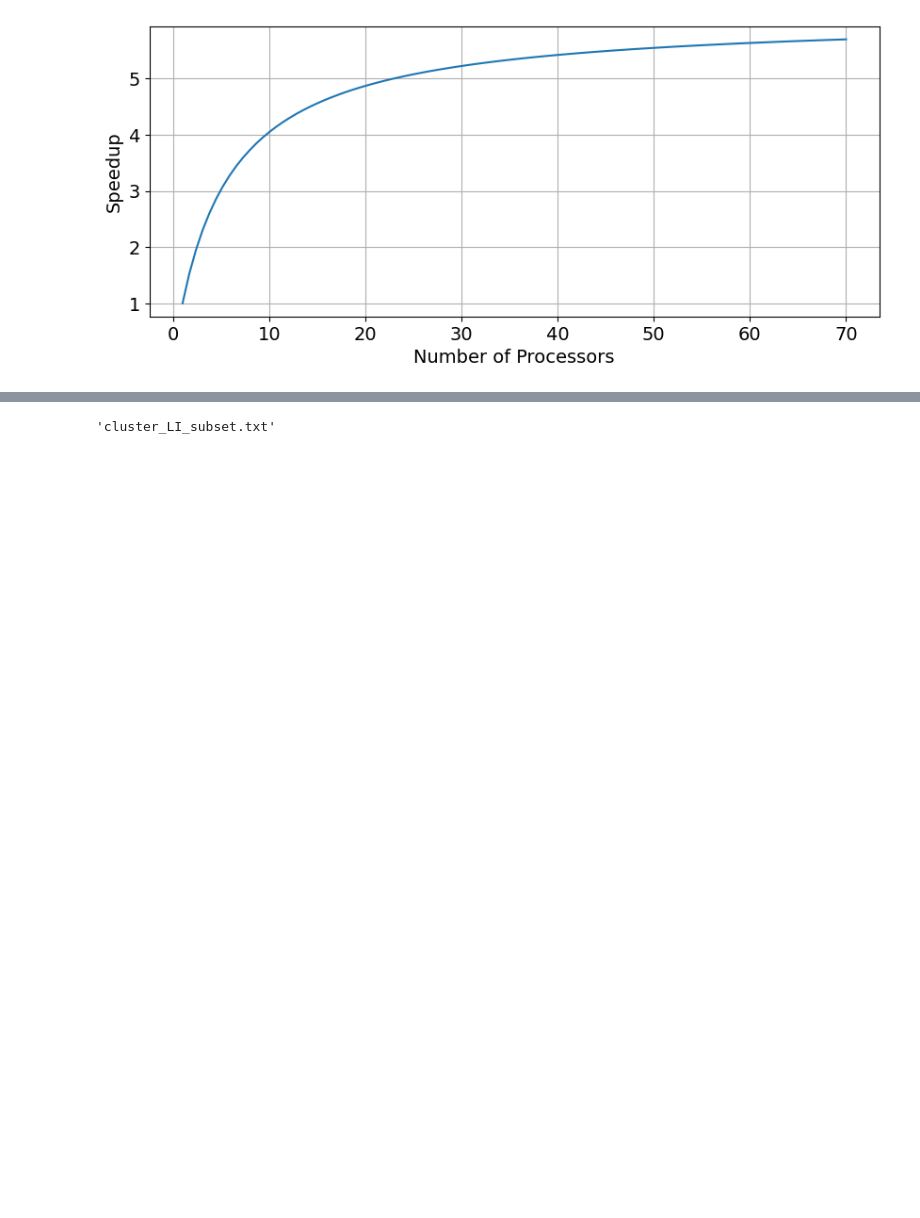
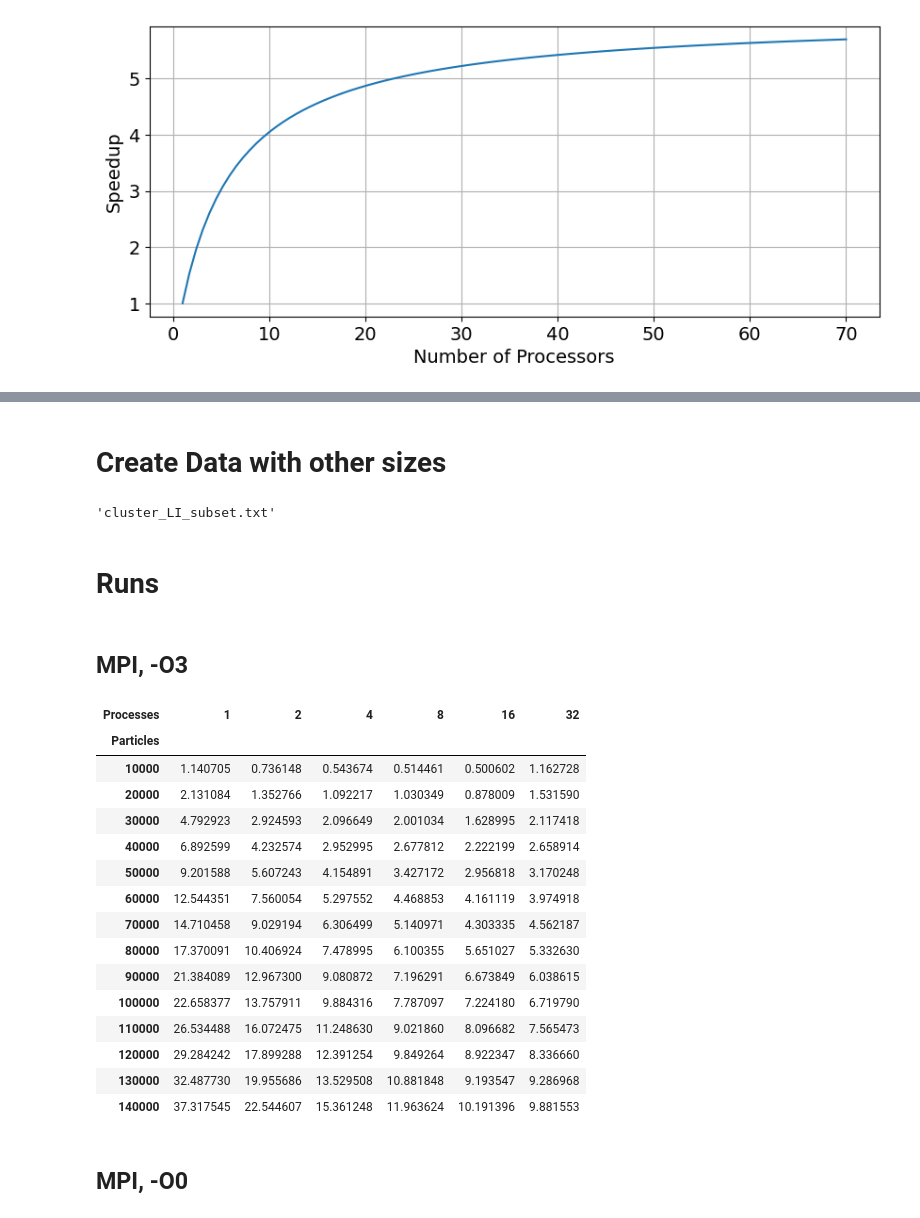
Before and after one commit to carloscca10/hpc_nbody, a Jupyter notebook: python things/file.ipynb, the cells around one changed output, grey strips where cells are left out. Cells and saved outputs as stored; diff of their text form; code cells hidden in the pictures; blank space fills up the shorter version.

```diff
--- a/python things/file.ipynb
+++ b/python things/file.ipynb
@@ -78,3 +77,5 @@ array([ 10000.,  20000.,  30000.,  40000.,  50000.,  60000.,  70000.,
+# %% [markdown]
+# Create Data with other sizes
 # %%
 # Path to the file
 file_path = '../examples/cluster_LI.txt'
@@ -144,3 +143,49 @@ with open(new_file_path, 'w') as new_file:
 new_file_path
 # %% [output]
 'cluster_LI_subset.txt'
+# %% [markdown]
+# Runs
+# %% [markdown]
+## MPI, -O3
+# %%
+mpi_o3_dict = {
+    "10000": [1.140705, 0.736148, 0.543674, 0.514461, 0.500602, 1.162728],
+    "20000": [2.131084, 1.352766, 1.092217, 1.030349, 0.878009, 1.531590],
+    "30000": [4.792923, 2.924593, 2.096649, 2.001034, 1.628995, 2.117418],
+    "40000": [6.892599, 4.232574, 2.952995, 2.677812, 2.222199, 2.658914],
+    "50000": [9.201588, 5.607243, 4.154891, 3.427172, 2.956818, 3.170248],
+    "60000": [12.544351, 7.560054, 5.297552, 4.468853, 4.161119, 3.974918],
+    "70000": [14.710458, 9.029194, 6.306499, 5.140971, 4.303335, 4.562187],
+    "80000": [17.370091, 10.406924, 7.478995, 6.100355, 5.651027, 5.332630],
+    "90000": [21.384089, 12.967300, 9.080872, 7.196291, 6.673849, 6.038615],
+    "100000": [22.658377, 13.757911, 9.884316, 7.787097, 7.224180, 6.719790],
+    "110000": [26.534488, 16.072475, 11.248630, 9.021860, 8.096682, 7.565473],
+    "120000": [29.284242, 17.899288, 12.391254, 9.849264, 8.922347, 8.336660],
+    "130000": [32.487730, 19.955686, 13.529508, 10.881848, 9.193547, 9.286968],
+    "140000": [37.317545, 22.544607, 15.361248, 11.963624, 10.191396, 9.881553]
+}
+
+# Convert the dictionary to a DataFrame
+mpi_o3 = pd.DataFrame.from_dict(mpi_o3_dict, orient='index', columns=[1, 2, 4, 8, 16, 32])
+mpi_o3.index.name = 'Particles'
+mpi_o3.columns.name = 'Processes'
+mpi_o3
+# %% [output]
+| Processes | 1 | 2 | 4 | 8 | 16 | 32 |
+| Particles |  |  |  |  |  |  |
+| 10000 | 1.140705 | 0.736148 | 0.543674 | 0.514461 | 0.500602 | 1.162728 |
+| 20000 | 2.131084 | 1.352766 | 1.092217 | 1.030349 | 0.878009 | 1.531590 |
+| 30000 | 4.792923 | 2.924593 | 2.096649 | 2.001034 | 1.628995 | 2.117418 |
+| 40000 | 6.892599 | 4.232574 | 2.952995 | 2.677812 | 2.222199 | 2.658914 |
+| 50000 | 9.201588 | 5.607243 | 4.154891 | 3.427172 | 2.956818 | 3.170248 |
+| 60000 | 12.544351 | 7.560054 | 5.297552 | 4.468853 | 4.161119 | 3.974918 |
+| 70000 | 14.710458 | 9.029194 | 6.306499 | 5.140971 | 4.303335 | 4.562187 |
+| 80000 | 17.370091 | 10.406924 | 7.478995 | 6.100355 | 5.651027 | 5.332630 |
+| 90000 | 21.384089 | 12.967300 | 9.080872 | 7.196291 | 6.673849 | 6.038615 |
+| 100000 | 22.658377 | 13.757911 | 9.884316 | 7.787097 | 7.224180 | 6.719790 |
+| 110000 | 26.534488 | 16.072475 | 11.248630 | 9.021860 | 8.096682 | 7.565473 |
+| 120000 | 29.284242 | 17.899288 | 12.391254 | 9.849264 | 8.922347 | 8.336660 |
+| 130000 | 32.487730 | 19.955686 | 13.529508 | 10.881848 | 9.193547 | 9.286968 |
+| 140000 | 37.317545 | 22.544607 | 15.361248 | 11.963624 | 10.191396 | 9.881553 |
+# %% [markdown]
+## MPI, -O0
```
Also changed, not shown: parts of 3 cells of this notebook, 3 other files.
